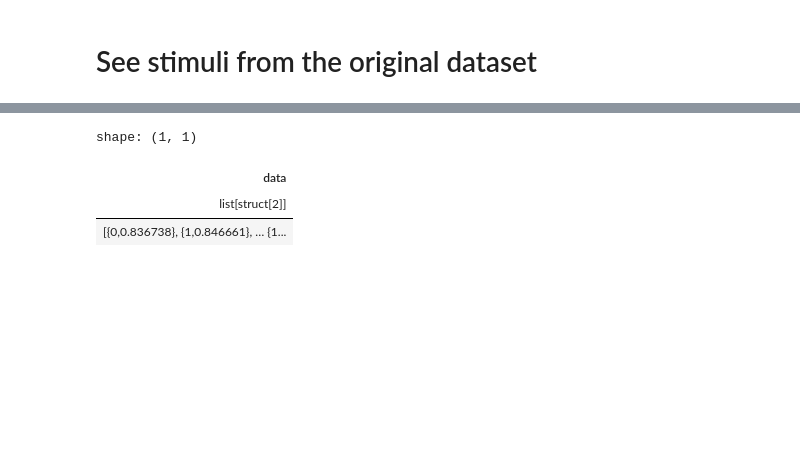
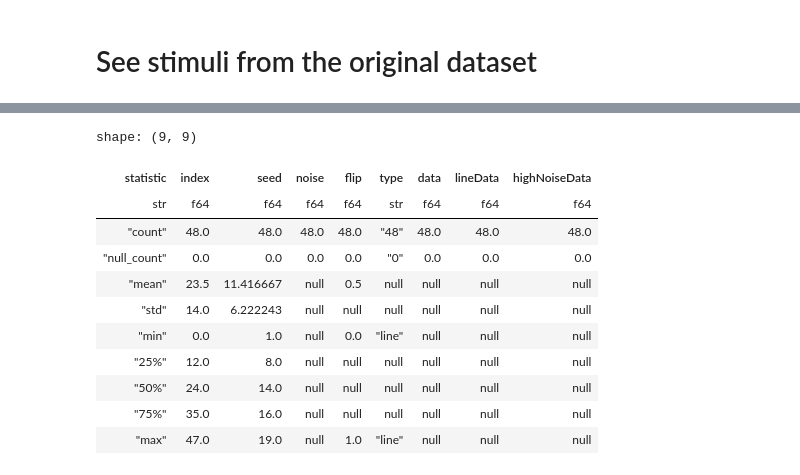
Before and after one commit to mika-long/vis-decode-analysis, a Jupyter notebook: analysis/moritz/Stimuli.ipynb, the cells around one changed output, grey strips where cells are left out. Cells and saved outputs as stored; diff of their text form; code cells hidden in the pictures; blank space fills up the shorter version.

```diff
--- a/analysis/moritz/Stimuli.ipynb
+++ b/analysis/moritz/Stimuli.ipynb
@@ -24,10 +29,18 @@ shape: (48, 8)
 | 45 | 19 | [0.0, 0.15] | true | "line" | [{0,0.079007}, {1,0.126743}, … {1... | [{0,0.079007}, {1,0.126743}, … {1... | [{0,0.0}, {1,0.028417}, … {119,0.... |
 | 46 | 19 | [0.0, 0.4] | false | "line" | [{0,1.0}, {1,0.971583}, … {119,0.... | [{0,1.0}, {1,0.971583}, … {119,0.... | [{0,1.0}, {1,0.971583}, … {119,0.... |
 | 47 | 19 | [0.0, 0.4] | true | "line" | [{0,0.0}, {1,0.028417}, … {119,0.... | [{0,0.0}, {1,0.028417}, … {119,0.... | [{0,0.0}, {1,0.028417}, … {119,0.... |
-# %%
-df_1.head(1).select('data')
-# %% [output]
-shape: (1, 1)
-| data |
-| list[struct[2]] |
-| [{0,0.836738}, {1,0.846661}, … {1... |
+# %%
+df_1.describe()
+# %% [output]
+shape: (9, 9)
+| statistic | index | seed | noise | flip | type | data | lineData | highNoiseData |
+| str | f64 | f64 | f64 | f64 | str | f64 | f64 | f64 |
+| "count" | 48.0 | 48.0 | 48.0 | 48.0 | "48" | 48.0 | 48.0 | 48.0 |
+| "null_count" | 0.0 | 0.0 | 0.0 | 0.0 | "0" | 0.0 | 0.0 | 0.0 |
+| "mean" | 23.5 | 11.416667 | null | 0.5 | null | null | null | null |
+| "std" | 14.0 | 6.222243 | null | null | null | null | null | null |
+| "min" | 0.0 | 1.0 | null | 0.0 | "line" | null | null | null |
+| "25%" | 12.0 | 8.0 | null | null | null | null | null | null |
+| "50%" | 24.0 | 14.0 | null | null | null | null | null | null |
+| "75%" | 35.0 | 16.0 | null | null | null | null | null | null |
+| "max" | 47.0 | 19.0 | null | 1.0 | "line" | null | null | null |
```
Also changed, not shown: parts of 8 cells of this notebook, 1 other file.
